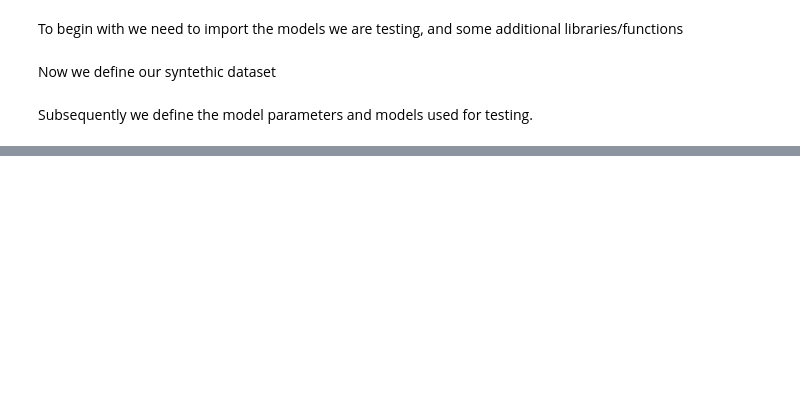
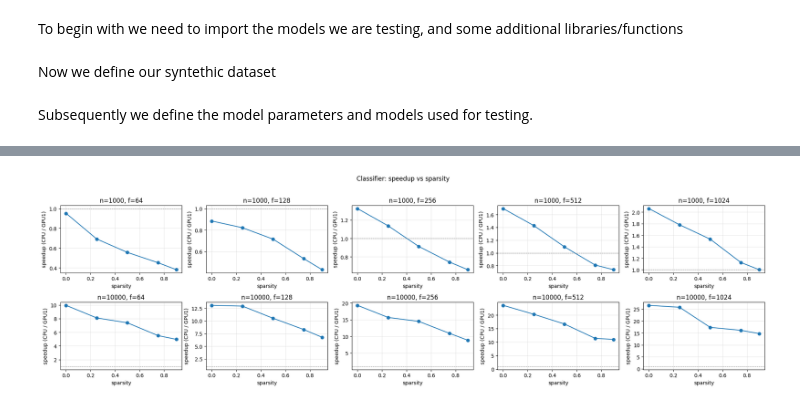
Before and after one commit to 0231733556/BSP-S5-cuML, a Jupyter notebook: results.ipynb, the cells around one changed output, grey strips where cells are left out. Cells and saved outputs as stored; diff of their text form; code cells hidden in the pictures; blank space fills up the shorter version.

Commit message:
Added graphing and data evaluation

```diff
--- a/results.ipynb
+++ b/results.ipynb
@@ -49,0 +53,8 @@ Clustering results: {'times': [0.244890927000597], 'median': 0.244890927000597,
+# %%
+# Load and concatenate parquet files
+
+df_classifier, df_clusterer = loadFromParquet()
+
+
+print("Loaded rows of classifier dataset:", len(df_classifier), "columns:", list(df_classifier.columns))
+print("Loaded rowsof clusterer dataset:", len(df_clusterer), "columns:", list(df_clusterer.columns))
@@ -49,0 +88,77 @@ Clustering results: {'times': [0.244890927000597], 'median': 0.244890927000597,
+# %%
+# Compute speedup (CPU mean_time / GPU1 mean_time) grouped by n_samples, n_features, sparsity
+import numpy as np
+
+def compute_speedup(df, cpu_label='CPU', gpu_label='GPU1'):
+    # mean of mean_time per group+accelerator
+    grp = df.groupby(['n_samples','n_features','sparsity','accelerator'])['mean_time'].mean().reset_index()
+    pivot = grp.pivot_table(index=['n_samples','n_features','sparsity'], columns='accelerator', values='mean_time')
+    pivot = pivot.reset_index()
+    # ensure columns exist
+    for col in [cpu_label, gpu_label]:
+        if col not in pivot.columns:
+            print(f'Missing accelerator column: {col} (available: {list(pivot.columns)})')
+            # create column with NaNs so downstream code doesn't crash
+            pivot[col] = np.nan
+    # avoid division by zero
+    pivot[gpu_label] = pivot[gpu_label].replace(0, np.nan)
+    pivot['speedup'] = pivot[cpu_label] / pivot[gpu_label]
+    return pivot
+
+# Classifier speedups
+speedup_classifier = compute_speedup(df_classifier, cpu_label='CPU', gpu_label='GPU1')
+print('Classifier speedup (first 10 rows):')
+print(speedup_classifier.head(10))
+
+speedup_clustering = compute_speedup(df_clusterer, cpu_label='CPU', gpu_label='GPU1')
+print('Clustering speedup (first 10 rows):')
+print(speedup_clustering.head(10))
+
+
+
+
+
+
+
+speedup_clustering_df = speedup_clustering
+speedup_classifier_df = speedup_classifier# Optionally expose the results for further inspection
+print(speedup_clustering['speedup'].describe())
+print('Summary stats for clustering speedup:')
+print(speedup_clustering.head(10))
+print('Clustering speedup (first 10 rows):')
+speedup_clustering = compute_speedup(df_clusterer, cpu_label='CPU', gpu_label='GPU1')
+# Plot speedup vs sparsity for all n_samples x n_features combinations
+import matplotlib.pyplot as plt
+
+def plot_speedup_grid(df, title):
+    sp = compute_speedup(df, cpu_label='CPU', gpu_label='GPU1')
+    sp = sp.dropna(subset=['speedup'])
+    if sp.empty:
+        print(f'No speedup data available for {title}')
+        return
+    ns_vals = sorted(sp['n_samples'].unique())
+    nf_vals = sorted(sp['n_features'].unique())
+    fig, axs = plt.subplots(len(ns_vals), len(nf_vals), figsize=(4*max(1,len(nf_vals)), 3*max(1,len(ns_vals))), squeeze=False)
+    for i, ns in enumerate(ns_vals):
+        for j, nf in enumerate(nf_vals):
+            ax = axs[i][j]
+            subset = sp[(sp['n_samples']==ns) & (sp['n_features']==nf)].sort_values('sparsity')
+            if subset.empty:
+                ax.text(0.5, 0.5, 'no data', ha='center', va='center')
+                ax.set_xticks([])
+                ax.set_yticks([])
+                continue
+            ax.plot(subset['sparsity'], subset['speedup'], marker='o', linestyle='-')
+            ax.axhline(1.0, color='gray', linestyle='--', linewidth=0.7)
+            ax.set_title(f'n={ns}, f={nf}')
+            ax.set_xlabel('sparsity')
+            ax.set_ylabel('speedup (CPU / GPU1)')
+            ax.grid(True, alpha=0.3)
+    fig.suptitle(title)
+    plt.tight_layout(rect=[0,0,1,0.96])
+    plt.show()
+
+# Plot for classifier and clustering
+plot_speedup_grid(df_classifier, 'Classifier: speedup vs sparsity')
+plot_speedup_grid(df_clusterer, 'Clustering: speedup vs sparsity')
+# %% [output]
@@ -49,0 +182 @@ Clustering results: {'times': [0.244890927000597], 'median': 0.244890927000597,
+[figure, added]
```
Also changed, not shown: parts of 5 cells of this notebook, 4 other files.
